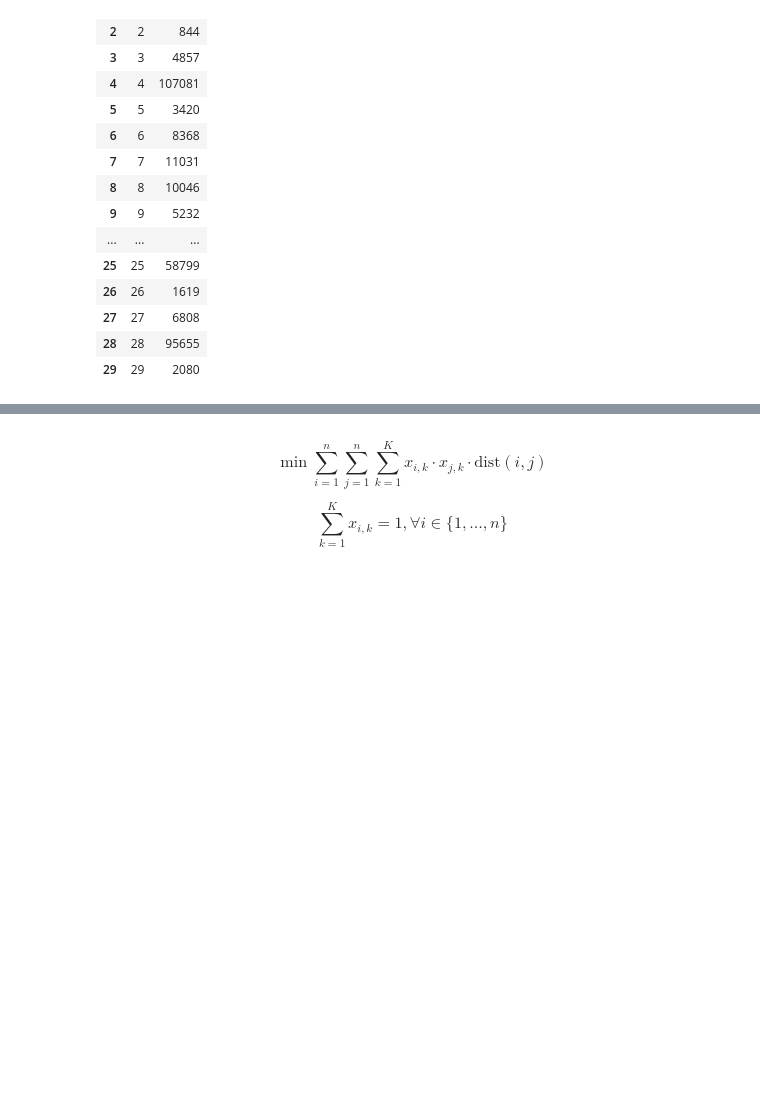
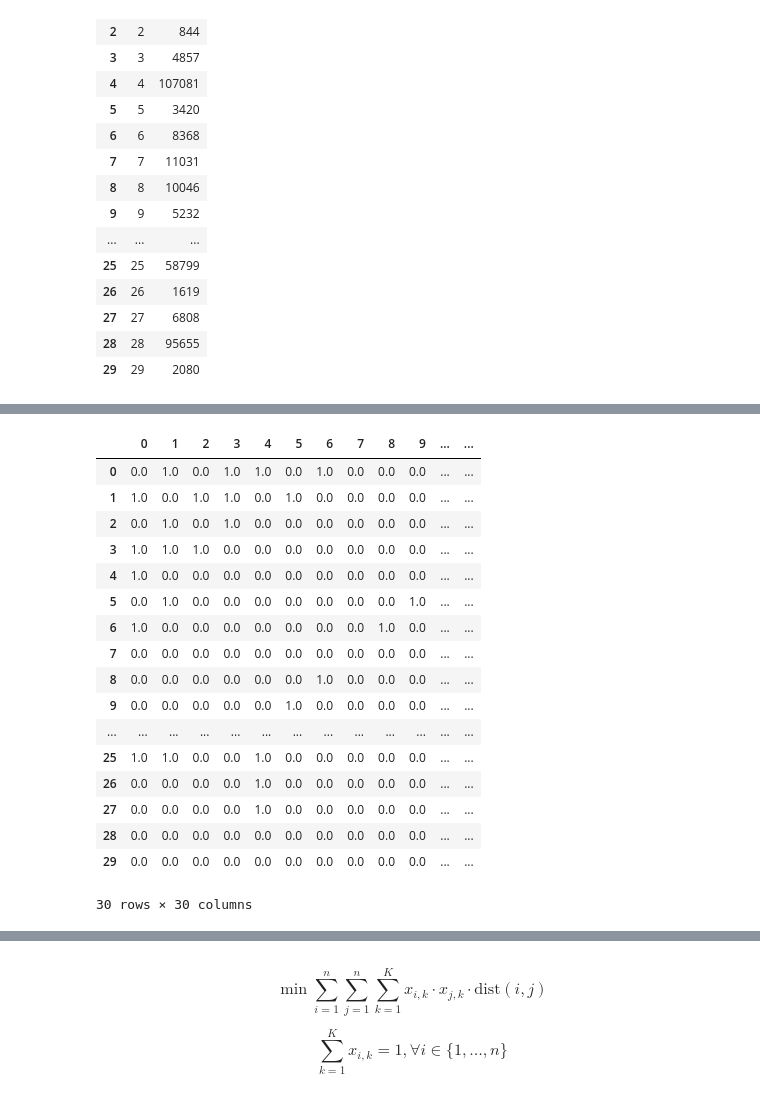
Before and after one commit to BartB99/2AMS50, a Jupyter notebook: gurobi_tests.ipynb, the cells around one changed output, grey strips where cells are left out. Cells and saved outputs as stored; diff of their text form; code cells hidden in the pictures; blank space fills up the shorter version.

```diff
--- a/gurobi_tests.ipynb
+++ b/gurobi_tests.ipynb
@@ -44 +102,27 @@ pop_df
+# %%
+for node, adj_list in zip(feature_df[0], feature_df[2]):
+    node_idx = id_map[node]
+    for adj in adj_list.split(','):
+        adj_idx = id_map[int(adj[1:])]
+        adj_df.iloc[node_idx, adj_idx] = 1
+adj_df
+# %% [output]
+|  | 0 | 1 | 2 | 3 | 4 | 5 | 6 | 7 | 8 | 9 | ... | ... |
+| 0 | 0.0 | 1.0 | 0.0 | 1.0 | 1.0 | 0.0 | 1.0 | 0.0 | 0.0 | 0.0 | ... | ... |
+| 1 | 1.0 | 0.0 | 1.0 | 1.0 | 0.0 | 1.0 | 0.0 | 0.0 | 0.0 | 0.0 | ... | ... |
+| 2 | 0.0 | 1.0 | 0.0 | 1.0 | 0.0 | 0.0 | 0.0 | 0.0 | 0.0 | 0.0 | ... | ... |
+| 3 | 1.0 | 1.0 | 1.0 | 0.0 | 0.0 | 0.0 | 0.0 | 0.0 | 0.0 | 0.0 | ... | ... |
+| 4 | 1.0 | 0.0 | 0.0 | 0.0 | 0.0 | 0.0 | 0.0 | 0.0 | 0.0 | 0.0 | ... | ... |
+| 5 | 0.0 | 1.0 | 0.0 | 0.0 | 0.0 | 0.0 | 0.0 | 0.0 | 0.0 | 1.0 | ... | ... |
+| 6 | 1.0 | 0.0 | 0.0 | 0.0 | 0.0 | 0.0 | 0.0 | 0.0 | 1.0 | 0.0 | ... | ... |
+| 7 | 0.0 | 0.0 | 0.0 | 0.0 | 0.0 | 0.0 | 0.0 | 0.0 | 0.0 | 0.0 | ... | ... |
+| 8 | 0.0 | 0.0 | 0.0 | 0.0 | 0.0 | 0.0 | 1.0 | 0.0 | 0.0 | 0.0 | ... | ... |
+| 9 | 0.0 | 0.0 | 0.0 | 0.0 | 0.0 | 1.0 | 0.0 | 0.0 | 0.0 | 0.0 | ... | ... |
+| ... | ... | ... | ... | ... | ... | ... | ... | ... | ... | ... | ... | ... |
+| 25 | 1.0 | 1.0 | 0.0 | 0.0 | 1.0 | 0.0 | 0.0 | 0.0 | 0.0 | 0.0 | ... | ... |
+| 26 | 0.0 | 0.0 | 0.0 | 0.0 | 1.0 | 0.0 | 0.0 | 0.0 | 0.0 | 0.0 | ... | ... |
+| 27 | 0.0 | 0.0 | 0.0 | 0.0 | 1.0 | 0.0 | 0.0 | 0.0 | 0.0 | 0.0 | ... | ... |
+| 28 | 0.0 | 0.0 | 0.0 | 0.0 | 0.0 | 0.0 | 0.0 | 0.0 | 0.0 | 0.0 | ... | ... |
+| 29 | 0.0 | 0.0 | 0.0 | 0.0 | 0.0 | 0.0 | 0.0 | 0.0 | 0.0 | 0.0 | ... | ... |
+30 rows × 30 columns
 # %%
```
Also changed, not shown: parts of 11 cells of this notebook, 1 other file.
